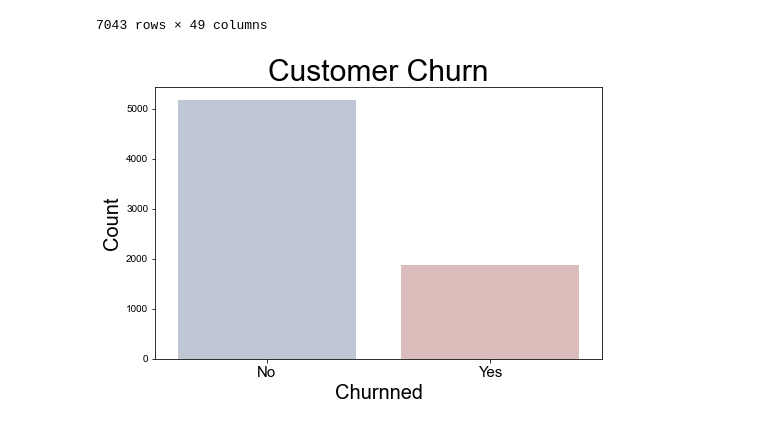
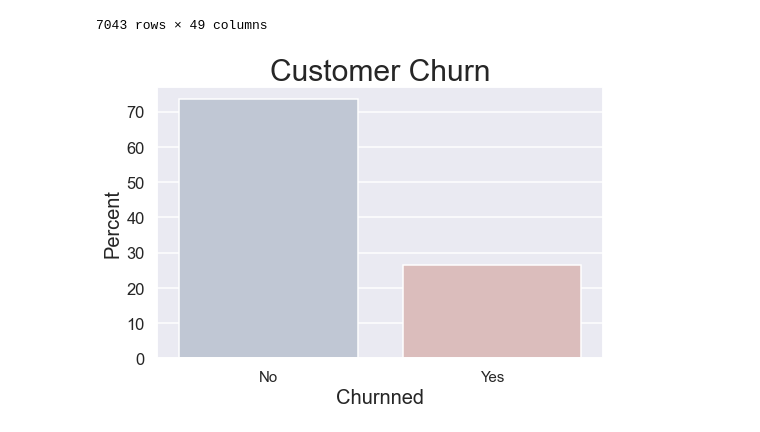
Before and after one commit to carlosiruiz/Customer_Churn_Prediction, a Jupyter notebook: EDA_&_Modeling/Visualizations Notebook.ipynb, the cells around one changed output. Cells and saved outputs as stored; diff of their text form; code cells hidden in the pictures.

```diff
--- a/EDA_&_Modeling/Visualizations Notebook.ipynb
+++ b/EDA_&_Modeling/Visualizations Notebook.ipynb
@@ -30,16 +32,51 @@ df
 | 7041 | Angelus Oaks | 92305 | 34.167800 | -116.864330 | Female | 0 | 1 | 1 | 11 | ... |
 | 7042 | Apple Valley | 92308 | 34.424926 | -117.184503 | Male | 0 | 0 | 0 | 66 | ... |
 7043 rows × 49 columns
+# %%
+def percentage_col(df,column,string=False, churn= False):
+    """
+    This function takes in a dataframe, column and returns the percentage of each row respective to its churn value.
+    If the column's percentage is not based on its churned value it will just calculate the percent per column.
+    If the column is based on its churn value it will calculate the percentage per churn value. This will also turn
+    the column from binary to Yes or No.
+    """
+    if churn== True:
+        values=[]
+        for i in df.index:
+            if df.churn_value[i]==1:
+
+                summ=df[df.churn_value==1][column].sum()
+                values.append(round((df[column][i] * 100)/summ,2))
+
+            else:
+
+                summ=df[df.churn_value==0][column].sum()
+                values.append(round((df[column][i] * 100)/summ,2))
+    else:
+        values=[]
+        for i in df.index:
+            summ=df[column].sum()
+            values.append(round((df[column][i] * 100)/summ,2))
+
+
+    if string== True:
+        for i in df.index:
+            if df.churn_value[i]==1:
+                df.churn_value[i]= "Yes"
+            else:
+                df.churn_value[i]= "No"
+    return values
 # %%
 #Plotting target variables
 fig, ax = plt.subplots(figsize=(8,5))
-a=df["churn_value"].value_counts()
-ax=sns.barplot(x=a.index,y=a.values,palette="vlag",ci=None)
+churn=pd.DataFrame(df["churn_value"].value_counts())
+churn["churn_value"]=percentage_col(churn,"churn_value")
+ax=sns.barplot(x=churn.index,y=churn.churn_value,palette="vlag",ci=None)
 sns.set('talk')
 ax.set_xticklabels(["No","Yes"],rotation=0,fontsize=15)
 ax.set_title("Customer Churn",fontsize=30)
-ax.set_ylabel("Count",fontsize=20)
+ax.set_ylabel("Percent",fontsize=20)
 ax.set_xlabel("Churnned",fontsize=20)
 plt.savefig('/Users/carlosruiz/Desktop/Mod_5_project/Images/Target', dpi=300)
 # %% [output]
-[figure, old version]
+[figure, new version]
```
Also changed, not shown: parts of 16 cells of this notebook, 24 other files.
